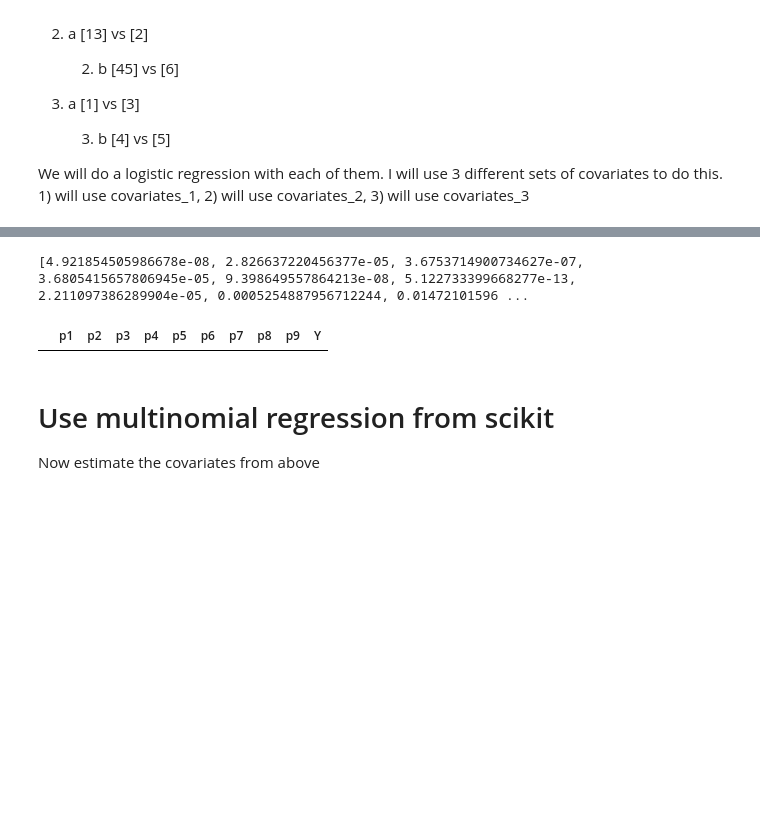
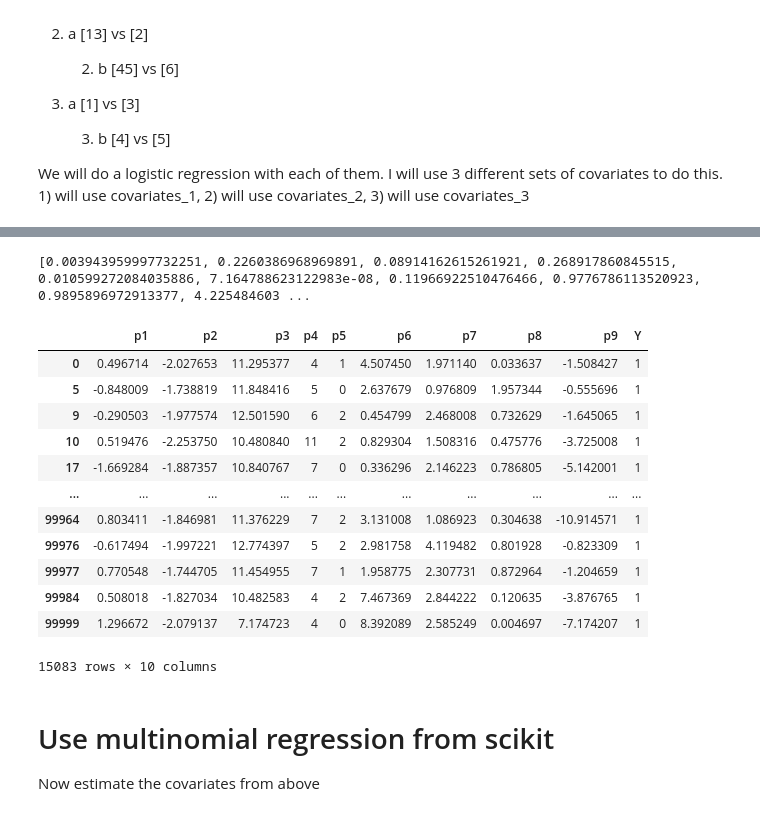
Before and after one commit to maxdixmatthews/multiclass-regression, a Jupyter notebook: generate_data_6_cat.ipynb, the cells around one changed output, grey strips where cells are left out. Drawn from its saved outputs; the diff is of its cells as text; code cells hidden in the pictures; blank space fills up the shorter version.

```diff
--- a/generate_data_6_cat.ipynb
+++ b/generate_data_6_cat.ipynb
@@ -24,7 +24,7 @@ def sigmoid(x):
 np.random.seed(42)
 
 # Number of rows in the DataFrame
-num_rows = 10000
+num_rows = 100000
 
 # Generate data
 columns = ['p1', 'p2', 'p3', 'p4', 'p5', 'p6', 'p7', 'p8', 'p9']
@@ -99,7 +115,7 @@ for i in df.iterrows():
 # %%
 print(bern_3b_prob)
 # %% [output]
-[4.921854505986678e-08, 2.826637220456377e-05, 3.6753714900734627e-07, 3.6805415657806945e-05, 9.398649557864213e-08, 5.122733399668277e-13, 2.211097386289904e-05, 0.0005254887956712244, 0.01472101596 ...
+[0.003943959997732251, 0.2260386968969891, 0.08914162615261921, 0.268917860845515, 0.010599272084035886, 7.164788623122983e-08, 0.11966922510476466, 0.9776786113520923, 0.9895896972913377, 4.225484603 ...
 # %%
 # Caclulate the Y value
 Y = []
@@ -124,9 +140,45 @@ for row in df.iterrows():
                 Y.append(1)
 
 df['Y'] = Y
+# %%
+# Caclulate the new Y values
+Y = []
+for row in df.iterrows():
+    bern_1 = np.random.binomial(1, bern_1_prob[row[0]])
+    if bern_1 == 1:
+        Y.append(6)
+
+    else:
+        if np.random.binomial(1, bern_2a_prob[row[0]]) == 1:
+            if np.random.binomial(1, bern_3a_prob[row[0]]) == 1:
+                Y.append(3)
+            else:
+                Y.append(1)
+        else:
+            if np.random.binomial(1, bern_2b_prob[row[0]]) == 1:
+                Y.append(5)
+            else:
+                if np.random.binomial(1, bern_3b_prob[row[0]]) == 1:
+                    Y.append(4)
+                else:
+                    Y.append(2)
+
+df['Y'] = Y
 # %%
-df[df['Y']==4]
+df[df['Y']==1]
 # %% [output]
 |  | p1 | p2 | p3 | p4 | p5 | p6 | p7 | p8 | p9 | Y |
+| 0 | 0.496714 | -2.027653 | 11.295377 | 4 | 1 | 4.507450 | 1.971140 | 0.033637 | -1.508427 | 1 |
+| 5 | -0.848009 | -1.738819 | 11.848416 | 5 | 0 | 2.637679 | 0.976809 | 1.957344 | -0.555696 | 1 |
+| 9 | -0.290503 | -1.977574 | 12.501590 | 6 | 2 | 0.454799 | 2.468008 | 0.732629 | -1.645065 | 1 |
+| 10 | 0.519476 | -2.253750 | 10.480840 | 11 | 2 | 0.829304 | 1.508316 | 0.475776 | -3.725008 | 1 |
+| 17 | -1.669284 | -1.887357 | 10.840767 | 7 | 0 | 0.336296 | 2.146223 | 0.786805 | -5.142001 | 1 |
+| ... | ... | ... | ... | ... | ... | ... | ... | ... | ... | ... |
+| 99964 | 0.803411 | -1.846981 | 11.376229 | 7 | 2 | 3.131008 | 1.086923 | 0.304638 | -10.914571 | 1 |
+| 99976 | -0.617494 | -1.997221 | 12.774397 | 5 | 2 | 2.981758 | 4.119482 | 0.801928 | -0.823309 | 1 |
+| 99977 | 0.770548 | -1.744705 | 11.454955 | 7 | 1 | 1.958775 | 2.307731 | 0.872964 | -1.204659 | 1 |
+| 99984 | 0.508018 | -1.827034 | 10.482583 | 4 | 2 | 7.467369 | 2.844222 | 0.120635 | -3.876765 | 1 |
+| 99999 | 1.296672 | -2.079137 | 7.174723 | 4 | 0 | 8.392089 | 2.585249 | 0.004697 | -7.174207 | 1 |
+15083 rows × 10 columns
 # %%
 # new = df.drop(['123_4'], axis=1)
```
Also changed, not shown: parts of 3 cells of this notebook, 3 other files.
